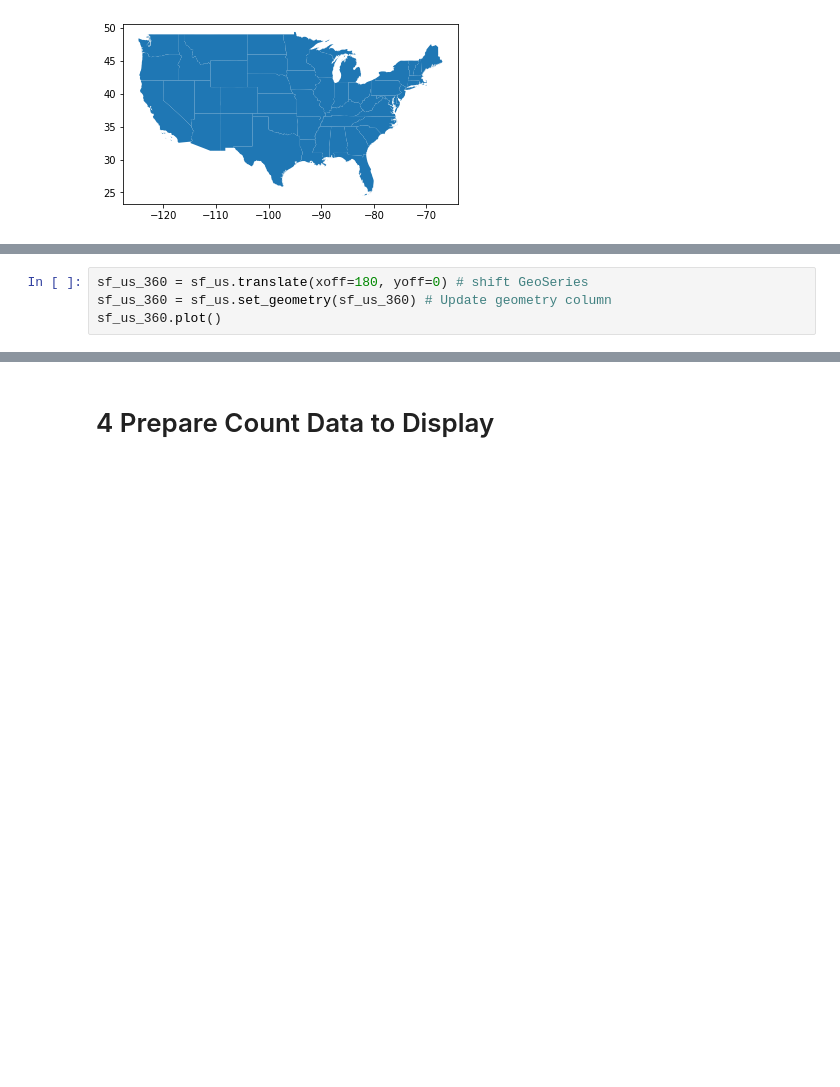
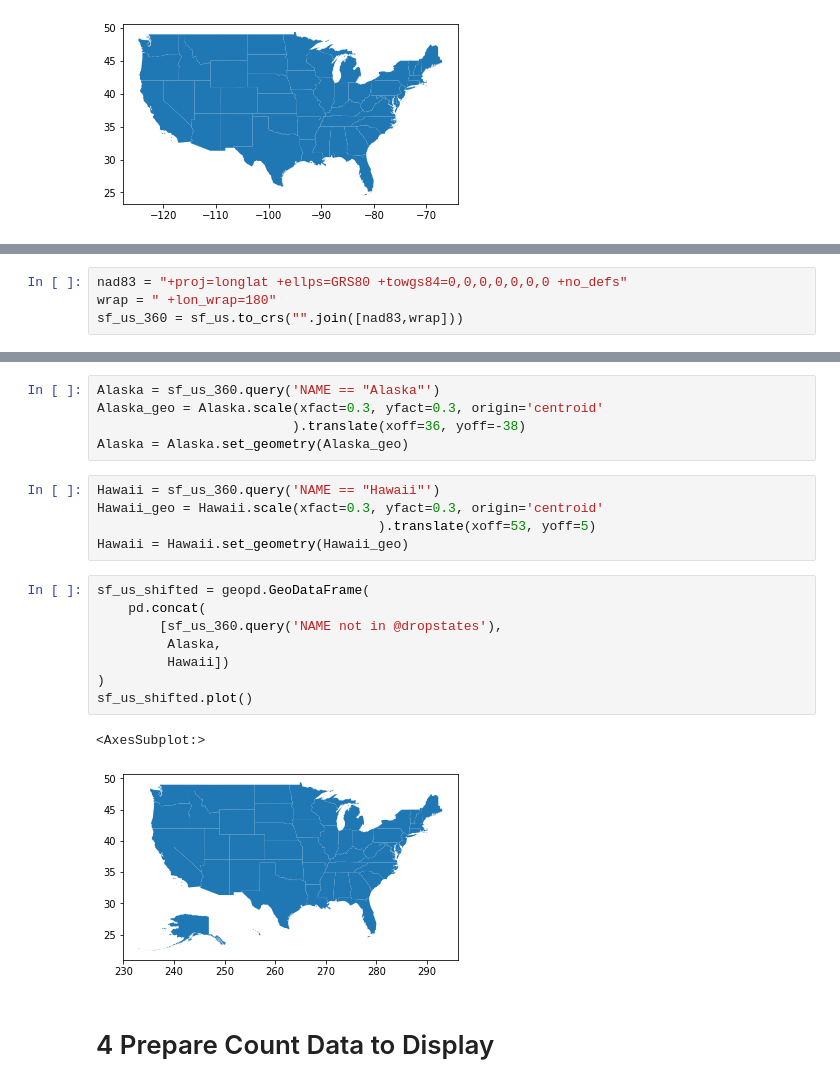
Before and after one commit to mk-repos/Stats506_group4, a Jupyter notebook: code_python.ipynb, the cells around one changed output, grey strips where cells are left out. Drawn from its saved outputs; the diff is of its cells as text; blank space fills up the shorter version.

```diff
--- a/code_python.ipynb
+++ b/code_python.ipynb
@@ -74 +86,5 @@ sf_us.query('NAME not in @dropstates').plot()
+# %%
+nad83 = "+proj=longlat +ellps=GRS80 +towgs84=0,0,0,0,0,0,0 +no_defs"
+wrap = " +lon_wrap=180"
+sf_us_360 = sf_us.to_crs("".join([nad83,wrap]))
 # %% [markdown]
@@ -80,4 +95,0 @@ First, we shift all the latitude 180 degrees to the right (east) to move Alaska
-# %%
-sf_us_360 = sf_us.translate(xoff=180, yoff=0) # shift GeoSeries
-sf_us_360 = sf_us.set_geometry(sf_us_360) # Update geometry column
-sf_us_360.plot()
@@ -94,3 +96,24 @@ sf_us_360.query('NAME == "Alaska"')
+# %%
+Alaska = sf_us_360.query('NAME == "Alaska"')
+Alaska_geo = Alaska.scale(xfact=0.3, yfact=0.3, origin='centroid'
+                         ).translate(xoff=36, yoff=-38)
+Alaska = Alaska.set_geometry(Alaska_geo)
+# %%
+Hawaii = sf_us_360.query('NAME == "Hawaii"')
+Hawaii_geo = Hawaii.scale(xfact=0.3, yfact=0.3, origin='centroid'
+                                    ).translate(xoff=53, yoff=5)
+Hawaii = Hawaii.set_geometry(Hawaii_geo)
+# %%
+sf_us_shifted = geopd.GeoDataFrame(
+    pd.concat(
+        [sf_us_360.query('NAME not in @dropstates'),
+         Alaska,
+         Hawaii])
+)
+sf_us_shifted.plot()
+# %% [output]
+<AxesSubplot:>
+[figure, added]
 # %% [markdown]
 # 4 Prepare Count Data to Display
 # %% [markdown]
```
Also changed, not shown: parts of 6 cells of this notebook.
